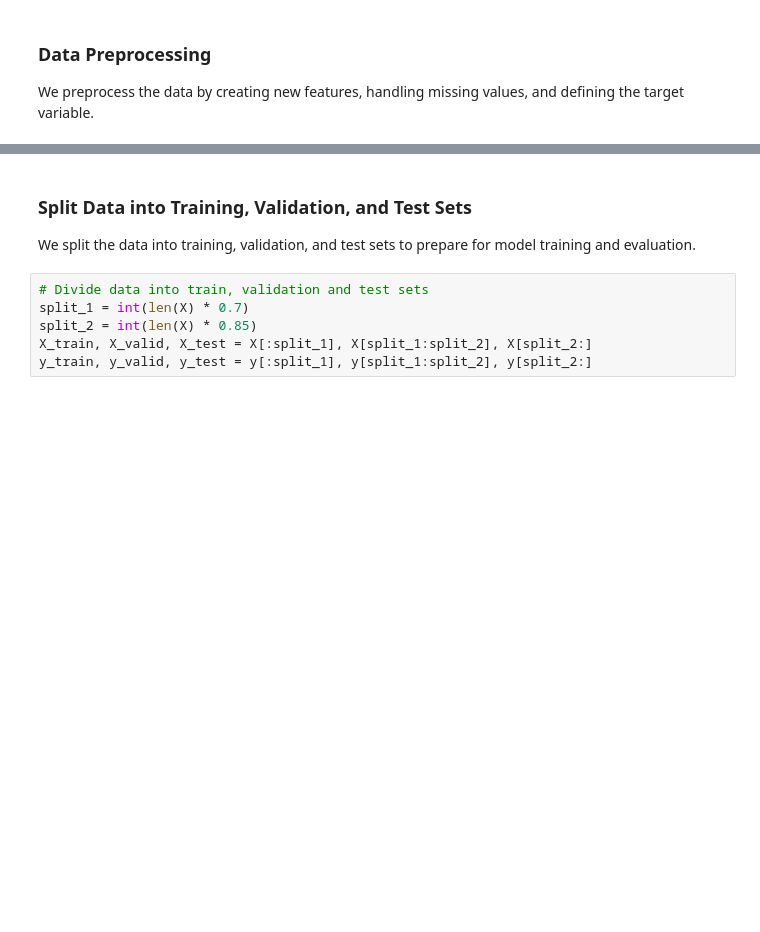
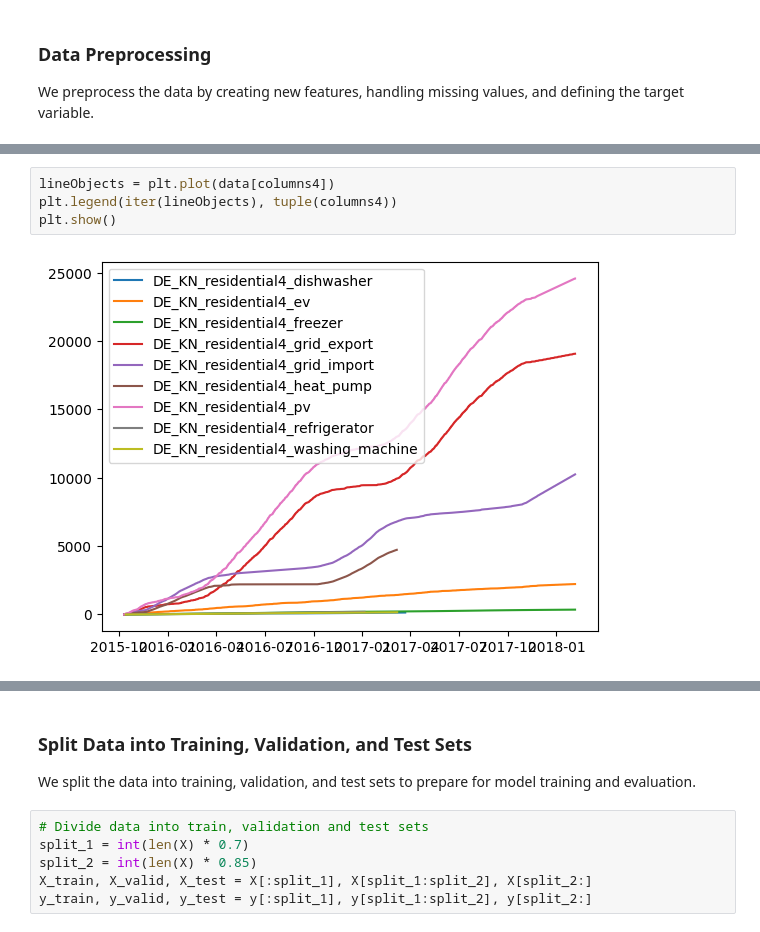
Before and after one commit to keyko-io/olas-energy-management-agents, a Jupyter notebook: notebooks/TRANSFORMER - Energy Consumption.ipynb, the cells around one changed output, grey strips where cells are left out. Cells and saved outputs as stored; diff of their text form; blank space fills up the shorter version.

```diff
--- a/notebooks/TRANSFORMER - Energy Consumption.ipynb
+++ b/notebooks/TRANSFORMER - Energy Consumption.ipynb
@@ -211,0 +184,6 @@ X, y = select_features(data_preprocessed)
+# %%
+lineObjects = plt.plot(data[columns4])
+plt.legend(iter(lineObjects), tuple(columns4))
+plt.show()
+# %% [output]
+[figure, added]
```
Also changed, not shown: parts of 27 cells of this notebook, 2 other files.
